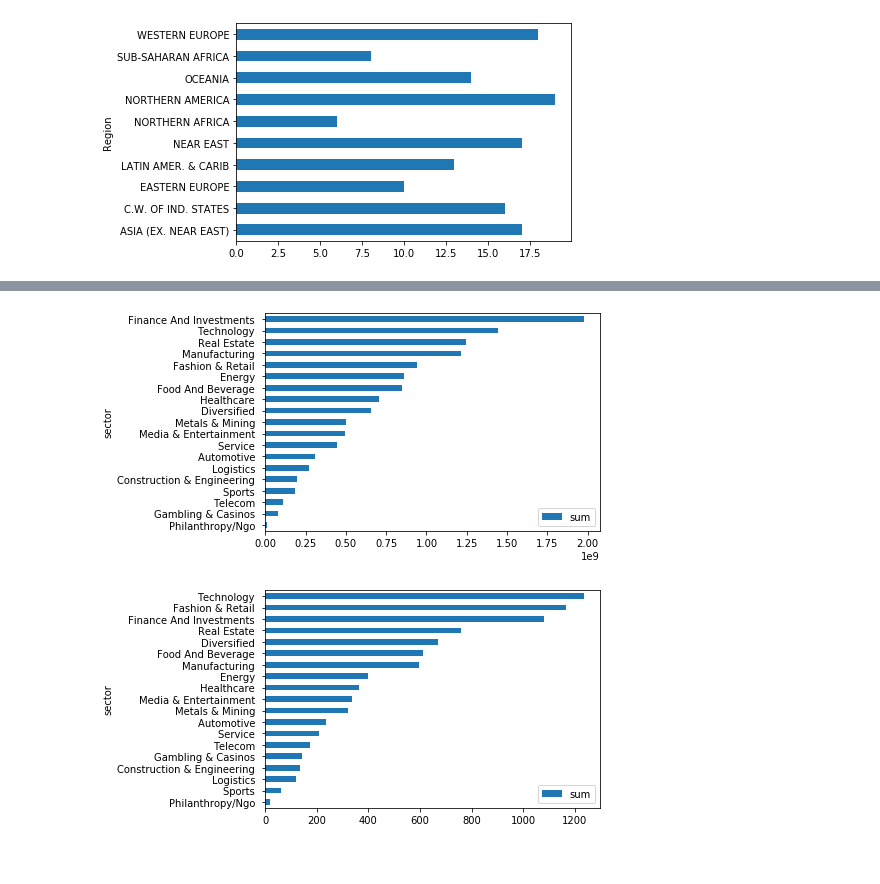
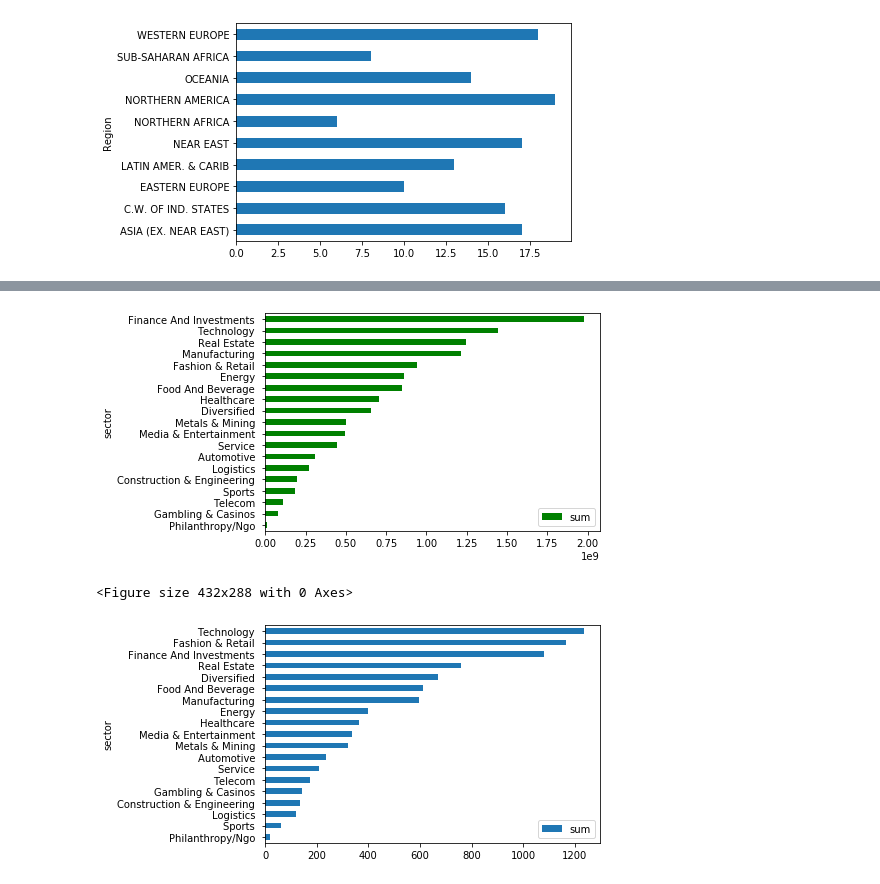
Before and after one commit to herreradelduque/Ironhack-Module-1-Project---Pandas-Pipelines, a Jupyter notebook: notebooks/notebook2.ipynb, the cells around one changed output, grey strips where cells are left out. Cells and saved outputs as stored; diff of their text form; code cells hidden in the pictures.

```diff
--- a/notebooks/notebook2.ipynb
+++ b/notebooks/notebook2.ipynb
@@ -375,10 +407,15 @@ plt.show()
 # %%
 x = df_forbes_country.groupby('sector')['area sq. mi.'].agg([np.sum])#.plot(kind='bar')
 x.sort_values(by=['sum'],inplace=True, ascending=True)
-x.plot.barh()
+x.plot(kind='barh',color='green')
+
+fig7 = plt.gcf()
 plt.show()
+plt.draw()
+fig7.savefig('../data/processed/images/sector_area.png', dpi=100)
 # %% [output]
-[figure, old version]
+[figure, new version]
+<Figure size 432x288 with 0 Axes>
 # %%
 x = df_forbes_country.groupby('sector')['worth_busd'].agg([np.sum])#.plot(kind='bar')
 x.sort_values(by=['sum'],inplace=True, ascending=True)
```
Also changed, not shown: parts of 10 cells of this notebook, 19 other files.
